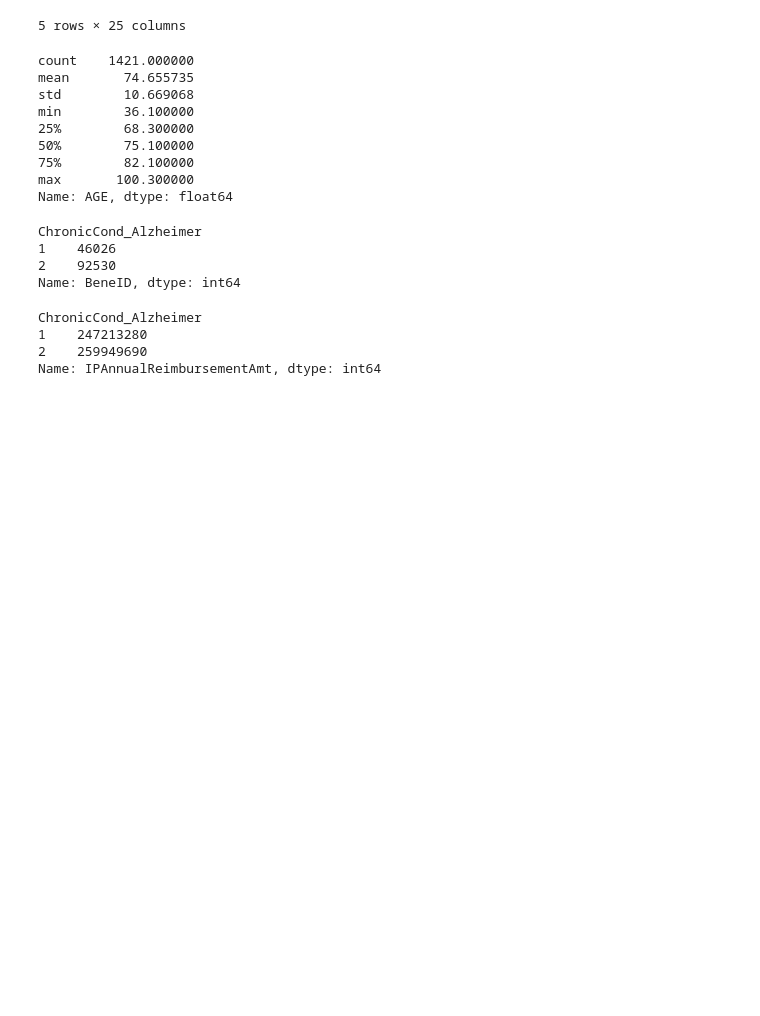
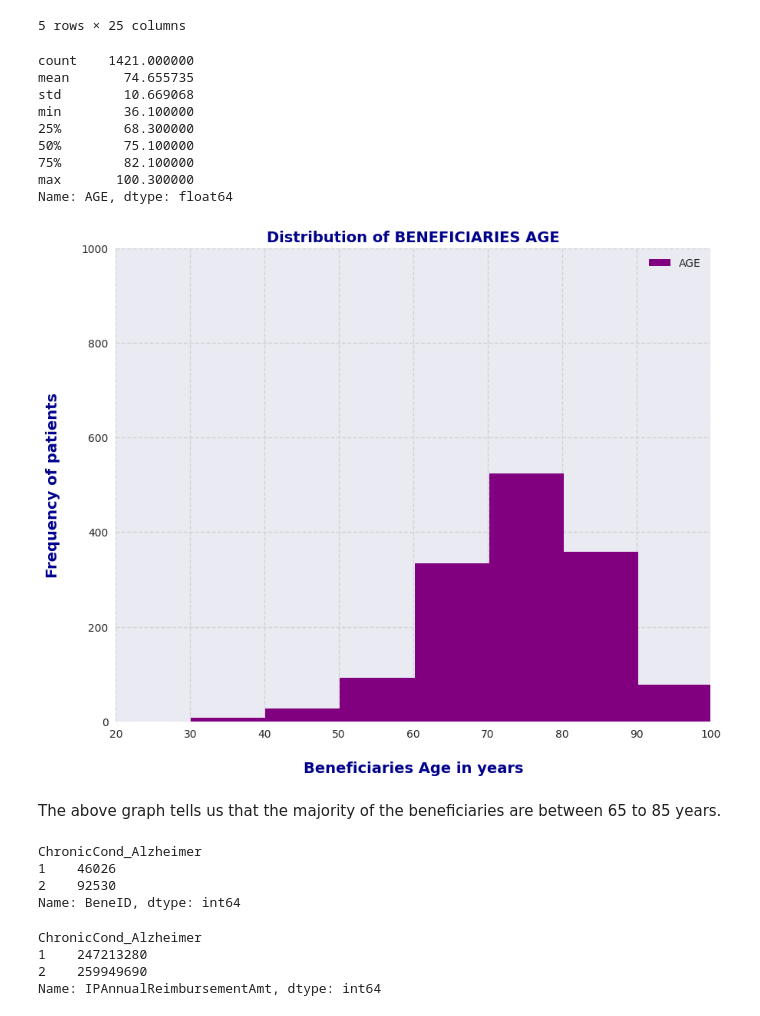
Before and after one commit to ShabnaNasser/Healthcare-Provider-Fraud-Detection-Analysis, a Jupyter notebook: HEALTHCARE PROVIDER FRAUD DETECTION ANALYSIS.ipynb, the cells around one changed output. Cells and saved outputs as stored; diff of their text form; code cells hidden in the pictures; blank space fills up the shorter version.

Commit message:
EDA with visualizations

```diff
--- a/HEALTHCARE PROVIDER FRAUD DETECTION ANALYSIS.ipynb
+++ b/HEALTHCARE PROVIDER FRAUD DETECTION ANALYSIS.ipynb
@@ -202,6 +205,34 @@ max       100.300000
 Name: AGE, dtype: float64
 # %%
 train_beneficiary["AGE"].fillna(0, inplace=True)
+# %%
+label_font_dict = {
+    'fontsize': 14,
+    'fontweight': 'bold',
+    'color': 'darkblue',
+}
+title_font_dict = {
+    'fontsize': 14,
+    'fontweight': 'bold',
+    'color': 'darkblue',
+}
+
+with plt.style.context('seaborn'):
+  plt.figure(figsize=(10,8))
+  train_beneficiary['AGE'].plot(kind='hist', color='purple')
+  # Providing the labels and title to the graph
+  plt.xlabel("\nBeneficiaries Age in years", fontdict=label_font_dict)
+  plt.ylabel("Frequency of patients\n", fontdict=label_font_dict)
+  plt.grid(which='major', linestyle="--", color='lightgrey')
+  plt.minorticks_on()
+  plt.title("Distribution of BENEFICIARIES AGE", fontdict=title_font_dict)
+  plt.xlim(20, 100)
+  plt.ylim(0, 1000)
+  plt.legend();
+# %% [output]
+[figure, added]
+# %% [markdown]
+ The above graph tells us that the majority of the beneficiaries are between 65 to 85 years.
 # %%
 #beneficiaries on the basis of 'ChronicCond_Alzheimer'
 
```
Also changed, not shown: parts of 18 cells of this notebook.
